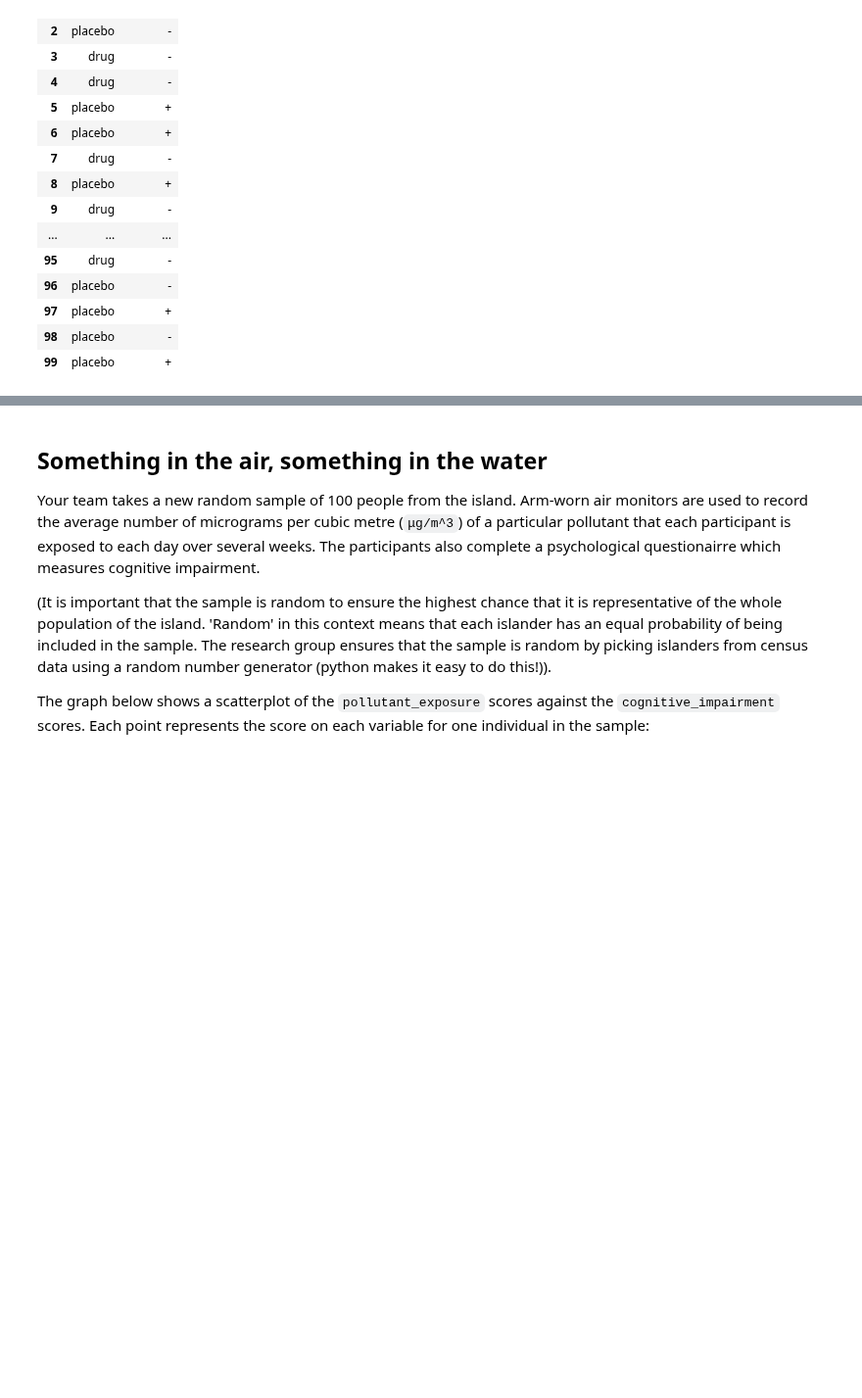
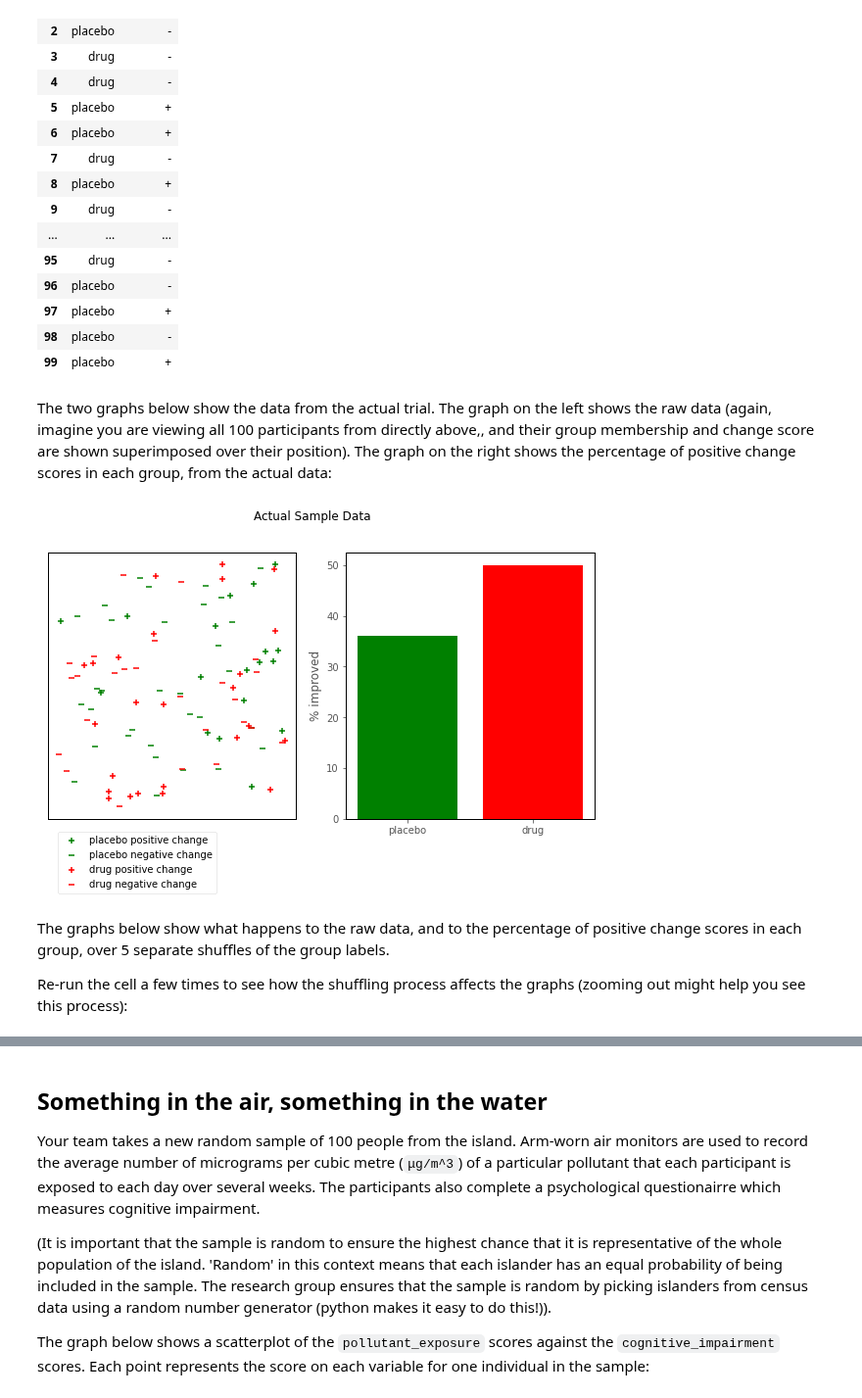
Before and after one commit to pxr687/islands_python_foundations, a Jupyter notebook: 1_populations_samples_questions.ipynb, the cells around one changed output, grey strips where cells are left out. Shown at 98% size. Saved outputs shown, nothing was run; the diff lists cells and outputs as text; code cells hidden in the pictures; blank space fills up the shorter version.

```diff
--- a/1_populations_samples_questions.ipynb
+++ b/1_populations_samples_questions.ipynb
@@ -337,6 +351,16 @@ trial_df
 | 97 | placebo | + |
 | 98 | placebo | - |
 | 99 | placebo | + |
+# %% [markdown]
+The two graphs below show the data from the actual trial. The graph on the left shows the raw data (again, imagine you are viewing all 100 participants from directly above,, and their group membership and change score are shown superimposed over their position). The graph on the right shows the percentage of positive change scores in each group, from the actual data:
+# %%
+py_found.raw_sample_plot(trial_df)
+# %% [output]
+[figure, added]
+# %% [markdown]
+The graphs below show what happens to the raw data, and to the percentage of positive change scores in each group, over 5 separate shuffles of the group labels.
+
+Re-run the cell a few times to see how the shuffling process affects the graphs (zooming out might help you see this process):
 # %%
 py_found.actual_sample_plot_repeated(trial_df)
 # %% [output]
```
Also changed, not shown: parts of 17 cells of this notebook, 1 other file.
